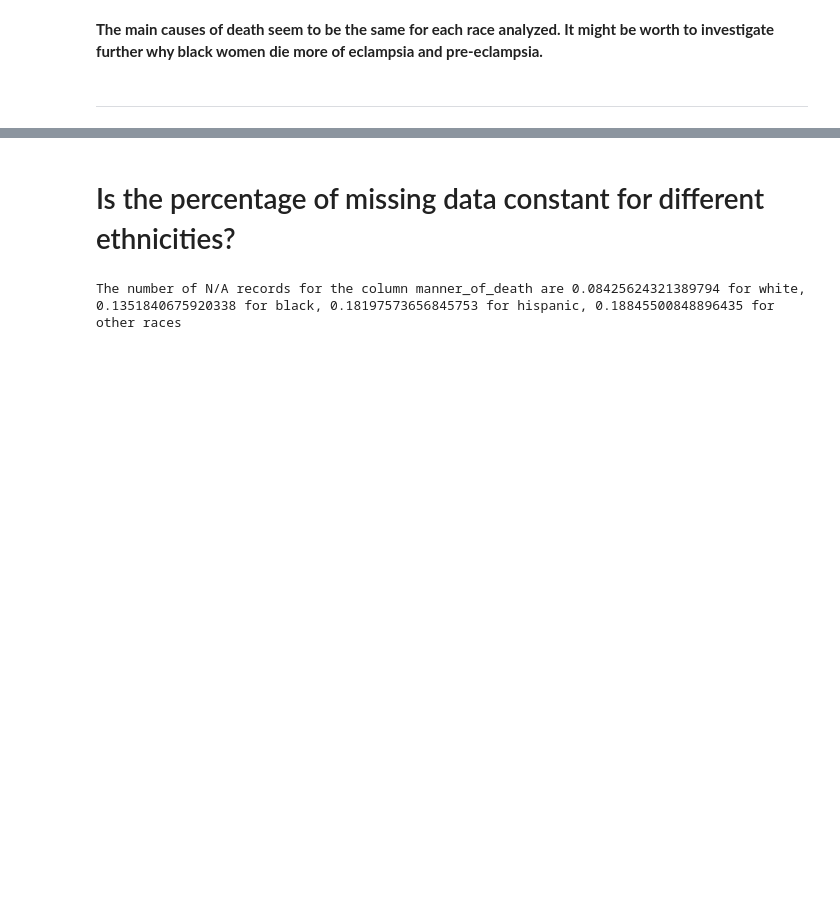
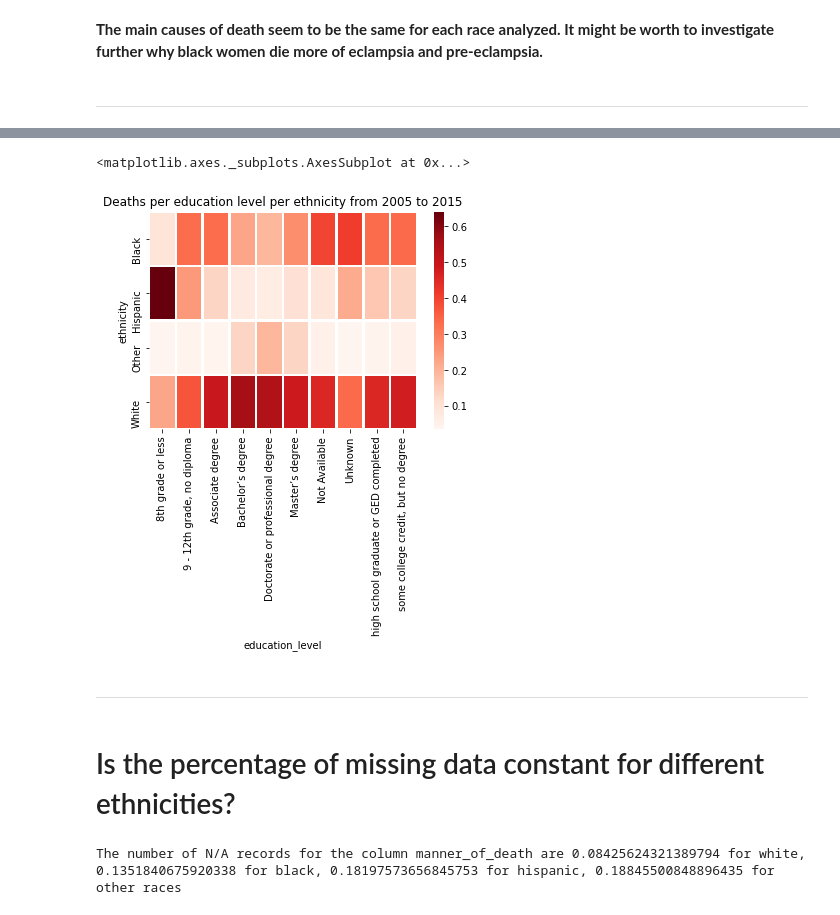
Before and after one commit to andrezafeu/maternal_mortality, a Jupyter notebook: EDA.ipynb, the cells around one changed output, grey strips where cells are left out. Saved outputs shown, nothing was run; the diff lists cells and outputs as text; code cells hidden in the pictures; blank space fills up the shorter version.

```diff
--- a/EDA.ipynb
+++ b/EDA.ipynb
@@ -571,3 +562,10 @@ create_ethnicity_heatmap(df, 'education_level', 'columns')
+# %%
+create_ethnicity_heatmap(df, 'education_level', 'columns', False)
+# %% [output]
+<matplotlib.axes._subplots.AxesSubplot at 0x...>
+[figure, added]
+# %% [markdown]
+---
 # %% [markdown]
 # Is the percentage of missing data constant for different ethnicities?
 # %%
```
Also changed, not shown: parts of 10 cells of this notebook, 2 other files.
